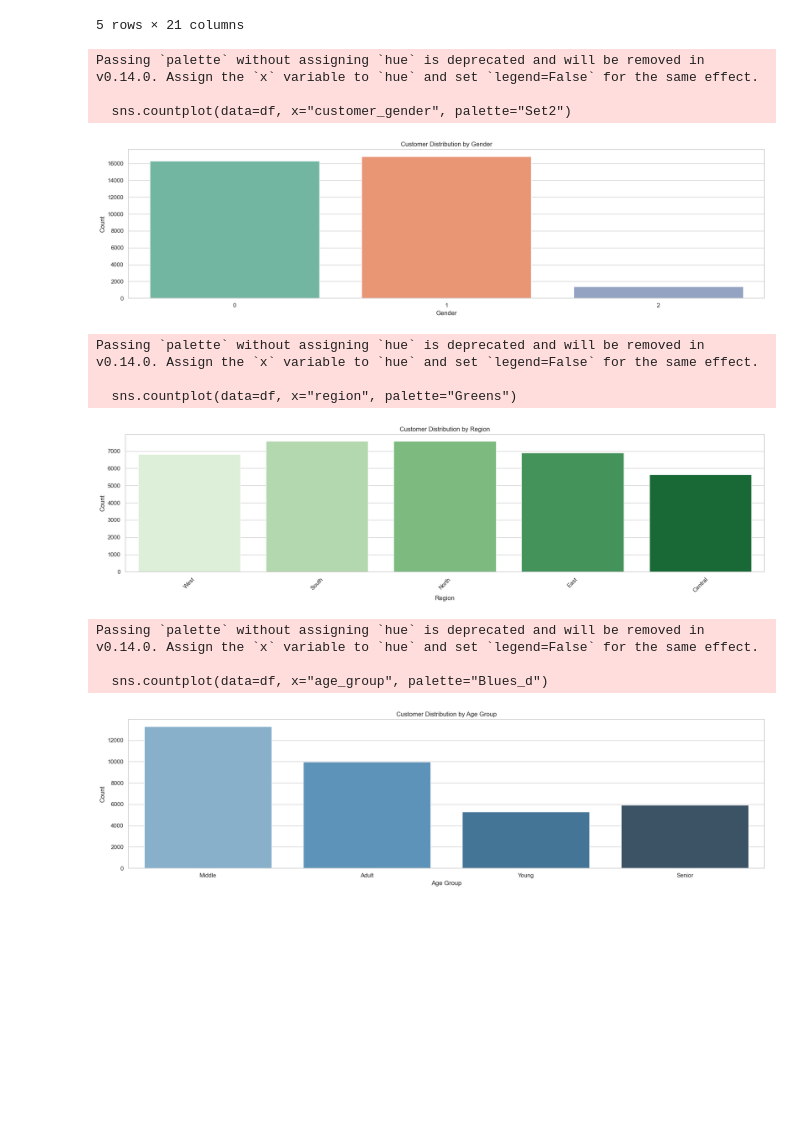
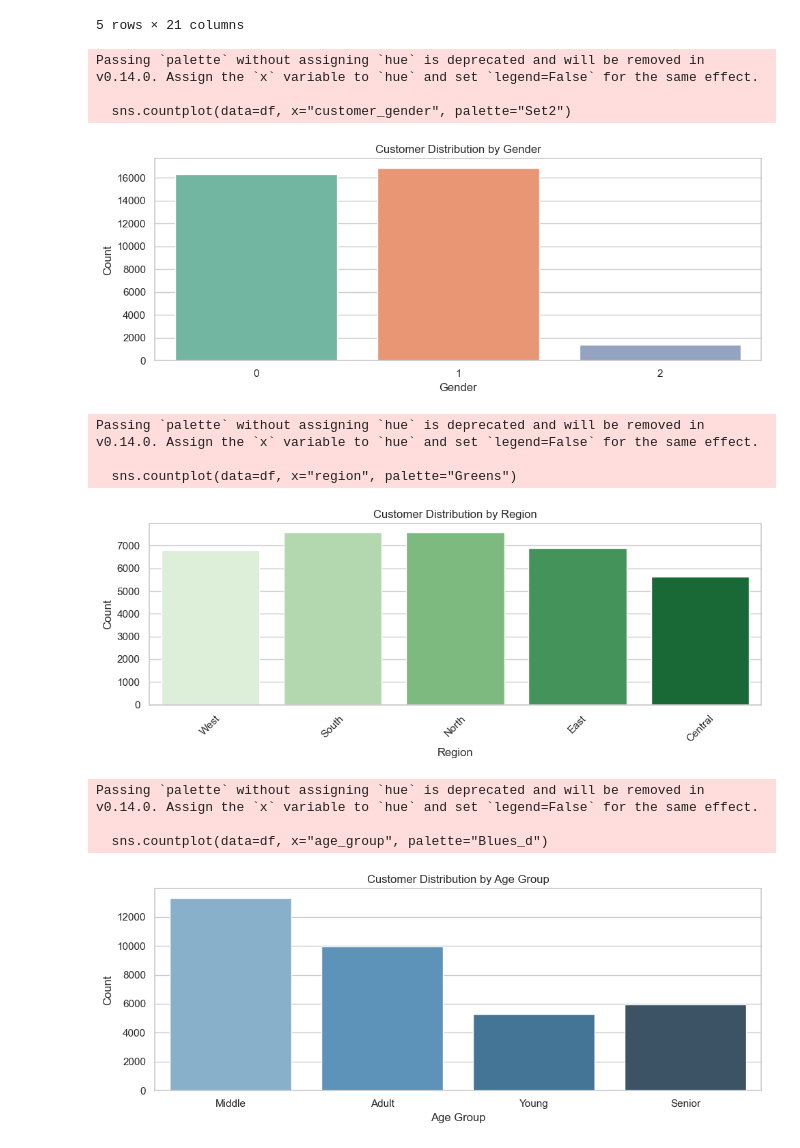
Before and after one commit to SreeHarshitha-12/Customer_Behaviour_Analysis, a Jupyter notebook: notebooks/2.Customer_demographic_analysis.ipynb, the cells around one changed output. Drawn from its saved outputs; the diff is of its cells as text; code cells hidden in the pictures; blank space fills up the shorter version.

```diff
--- a/notebooks/2.Customer_demographic_analysis.ipynb
+++ b/notebooks/2.Customer_demographic_analysis.ipynb
@@ -7,7 +7,7 @@ import numpy as np
 import pandas as pd
 sns.set_theme(style="whitegrid")
 # %%
-file_name = "./dataset/ecommerce_cleaned.csv"
+file_name = "../dataset/ecommerce_cleaned.csv"
 df = pd.read_csv(file_name)
 
 df.head()
@@ -20,20 +20,20 @@ df.head()
 | 4 | O100004 | C15226 | P228063 | Home | 16.33 | 0.15 | 1 | COD | 2024-12-21 | ... |
 5 rows × 21 columns
 # %%
-plt.figure(figsize=(18, 5))
+plt.figure(figsize=(10, 4))
 sns.countplot(data=df, x="customer_gender", palette="Set2")
 plt.title("Customer Distribution by Gender")
 plt.xlabel("Gender")
 plt.ylabel("Count")
 plt.tight_layout()
 plt.show()
 # %% [output]
 Passing `palette` without assigning `hue` is deprecated and will be removed in v0.14.0. Assign the `x` variable to `hue` and set `legend=False` for the same effect.
 
   sns.countplot(data=df, x="customer_gender", palette="Set2")
-[figure, old version]
+[figure, new version]
 # %%
-plt.figure(figsize=(18, 5))
+plt.figure(figsize=(10, 4))
 sns.countplot(data=df, x="region", palette="Greens")
 plt.title("Customer Distribution by Region")
 plt.xlabel("Region")
@@ -45,9 +45,9 @@ plt.show()
 Passing `palette` without assigning `hue` is deprecated and will be removed in v0.14.0. Assign the `x` variable to `hue` and set `legend=False` for the same effect.
 
   sns.countplot(data=df, x="region", palette="Greens")
-[figure, old version]
+[figure, new version]
 # %%
-plt.figure(figsize=(18, 5))
+plt.figure(figsize=(10, 4))
 sns.countplot(data=df, x="age_group", palette="Blues_d")
 plt.title("Customer Distribution by Age Group")
 plt.xlabel("Age Group")
@@ -58,4 +58,4 @@ plt.show()
 Passing `palette` without assigning `hue` is deprecated and will be removed in v0.14.0. Assign the `x` variable to `hue` and set `legend=False` for the same effect.
 
   sns.countplot(data=df, x="age_group", palette="Blues_d")
-[figure, old version]
+[figure, new version]
```
Also changed, not shown: parts of 3 cells of this notebook, 3 other files.
